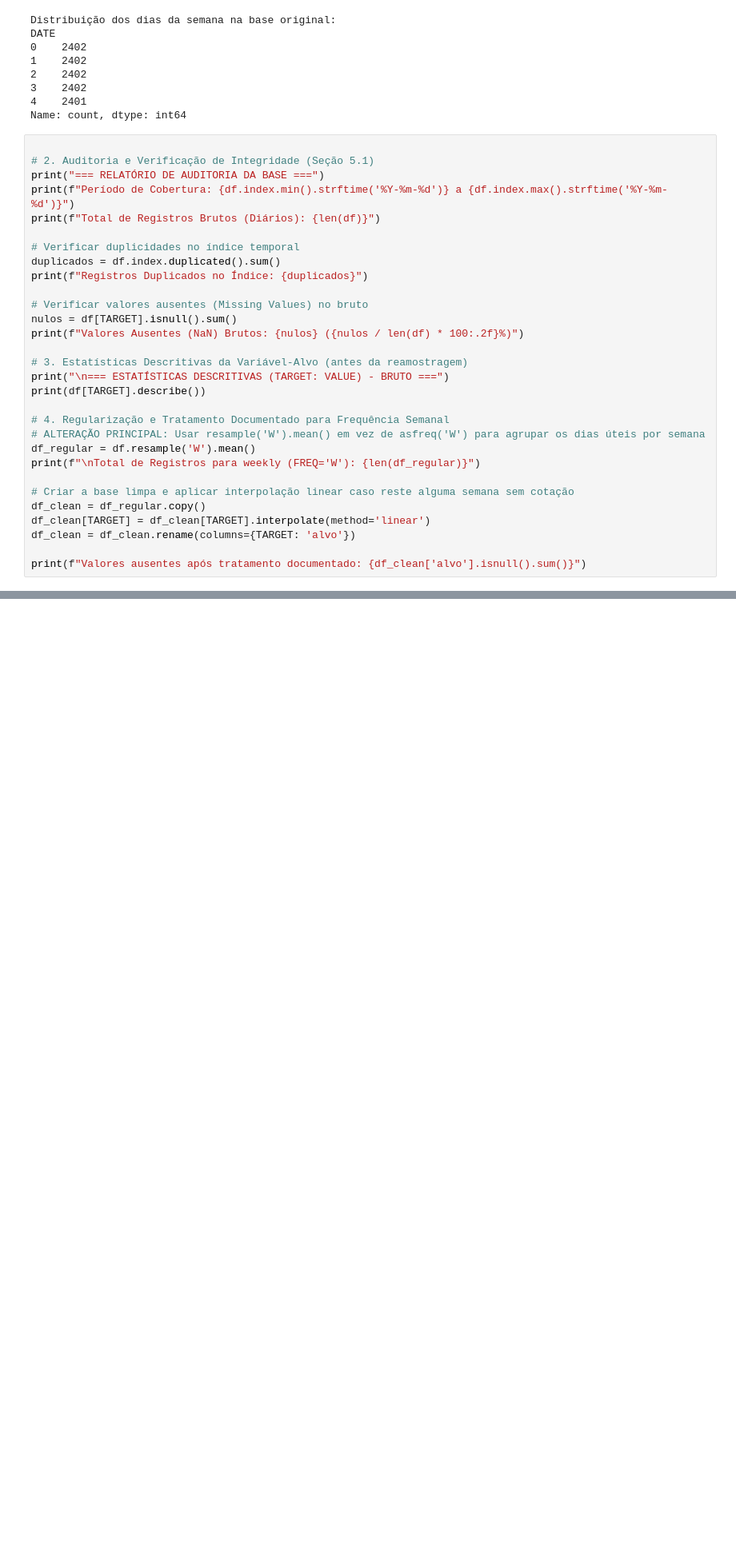
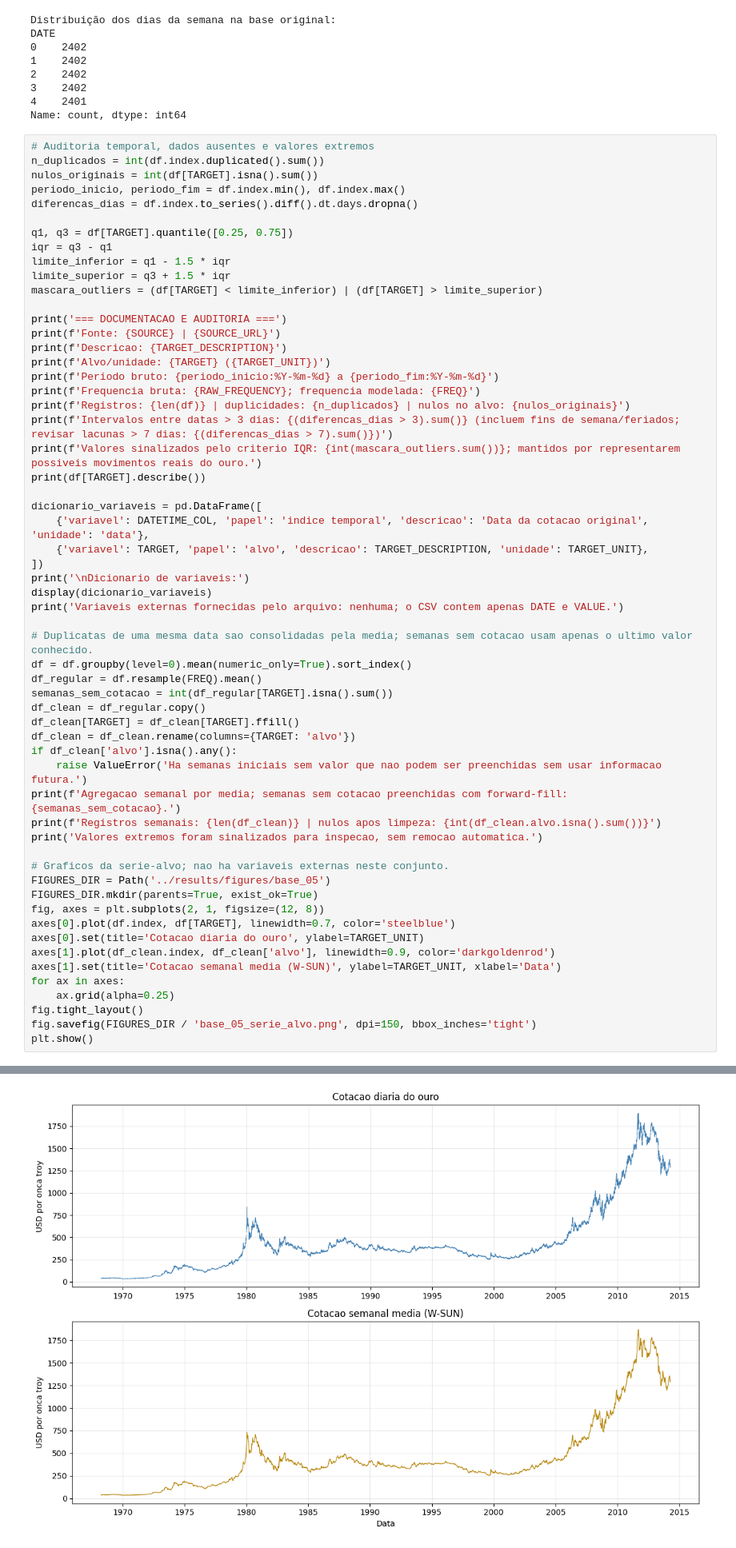
Before and after one commit to GiovannaRosaN/modelos-svr, a Jupyter notebook: notebooks/05_base_05.ipynb, the cells around one changed output, grey strips where cells are left out. Shown at 80% size. Cells and saved outputs as stored; diff of their text form; blank space fills up the shorter version.

Commit message:
feat: pipeline completa da base 5

```diff
--- a/notebooks/05_base_05.ipynb
+++ b/notebooks/05_base_05.ipynb
@@ -50,33 +68,61 @@ DATE
 4    2401
 Name: count, dtype: int64
 # %%
+# Auditoria temporal, dados ausentes e valores extremos
+n_duplicados = int(df.index.duplicated().sum())
+nulos_originais = int(df[TARGET].isna().sum())
+periodo_inicio, periodo_fim = df.index.min(), df.index.max()
+diferencas_dias = df.index.to_series().diff().dt.days.dropna()
 
-# 2. Auditoria e Verificação de Integridade (Seção 5.1)
-print("=== RELATÓRIO DE AUDITORIA DA BASE ===")
-print(f"Período de Cobertura: {df.index.min().strftime('%Y-%m-%d')} a {df.index.max().strftime('%Y-%m-%d')}")
-print(f"Total de Registros Brutos (Diários): {len(df)}")
+q1, q3 = df[TARGET].quantile([0.25, 0.75])
+iqr = q3 - q1
+limite_inferior = q1 - 1.5 * iqr
+limite_superior = q3 + 1.5 * iqr
+mascara_outliers = (df[TARGET] < limite_inferior) | (df[TARGET] > limite_superior)
 
-# Verificar duplicidades no índice temporal
-duplicados = df.index.duplicated().sum()
-print(f"Registros Duplicados no Índice: {duplicados}")
-
-# Verificar valores ausentes (Missing Values) no bruto
-nulos = df[TARGET].isnull().sum()
-print(f"Valores Ausentes (NaN) Brutos: {nulos} ({nulos / len(df) * 100:.2f}%)")
-
-# 3. Estatísticas Descritivas da Variável-Alvo (antes da reamostragem)
-print("\n=== ESTATÍSTICAS DESCRITIVAS (TARGET: VALUE) - BRUTO ===")
+print('=== DOCUMENTACAO E AUDITORIA ===')
+print(f'Fonte: {SOURCE} | {SOURCE_URL}')
+print(f'Descricao: {TARGET_DESCRIPTION}')
+print(f'Alvo/unidade: {TARGET} ({TARGET_UNIT})')
+print(f'Periodo bruto: {periodo_inicio:%Y-%m-%d} a {periodo_fim:%Y-%m-%d}')
+print(f'Frequencia bruta: {RAW_FREQUENCY}; frequencia modelada: {FREQ}')
+print(f'Registros: {len(df)} | duplicidades: {n_duplicados} | nulos no alvo: {nulos_originais}')
+print(f'Intervalos entre datas > 3 dias: {(diferencas_dias > 3).sum()} (incluem fins de semana/feriados; revisar lacunas > 7 dias: {(diferencas_dias > 7).sum()})')
+print(f'Valores sinalizados pelo criterio IQR: {int(mascara_outliers.sum())}; mantidos por representarem possiveis movimentos reais do ouro.')
 print(df[TARGET].describe())
 
-# 4. Regularização e Tratamento Documentado para Frequência Semanal
-# ALTERAÇÃO PRINCIPAL: Usar resample('W').mean() em vez de asfreq('W') para agrupar os dias úteis por semana
-df_regular = df.resample('W').mean()
-print(f"\nTotal de Registros para weekly (FREQ='W'): {len(df_regular)}")
+dicionario_variaveis = pd.DataFrame([
+    {'variavel': DATETIME_COL, 'papel': 'indice temporal', 'descricao': 'Data da cotacao original', 'unidade': 'data'},
+    {'variavel': TARGET, 'papel': 'alvo', 'descricao': TARGET_DESCRIPTION, 'unidade': TARGET_UNIT},
+])
+print('\nDicionario de variaveis:')
+display(dicionario_variaveis)
+print('Variaveis externas fornecidas pelo arquivo: nenhuma; o CSV contem apenas DATE e VALUE.')
 
-# Criar a base limpa e aplicar interpolação linear caso reste alguma semana sem cotação
+# Duplicatas de uma mesma data sao consolidadas pela media; semanas sem cotacao usam apenas o ultimo valor conhecido.
+df = df.groupby(level=0).mean(numeric_only=True).sort_index()
+df_regular = df.resample(FREQ).mean()
+semanas_sem_cotacao = int(df_regular[TARGET].isna().sum())
 df_clean = df_regular.copy()
-df_clean[TARGET] = df_clean[TARGET].interpolate(method='linear')
+df_clean[TARGET] = df_clean[TARGET].ffill()
 df_clean = df_clean.rename(columns={TARGET: 'alvo'})
+if df_clean['alvo'].isna().any():
+    raise ValueError('Ha semanas iniciais sem valor que nao podem ser preenchidas sem usar informacao futura.')
+print(f'Agregacao semanal por media; semanas sem cotacao preenchidas com forward-fill: {semanas_sem_cotacao}.')
+print(f'Registros semanais: {len(df_clean)} | nulos apos limpeza: {int(df_clean.alvo.isna().sum())}')
+print('Valores extremos foram sinalizados para inspecao, sem remocao automatica.')
 
-print(f"Valores ausentes após tratamento documentado: {df_clean['alvo'].isnull().sum()}")
+# Graficos da serie-alvo; nao ha variaveis externas neste conjunto.
+FIGURES_DIR = Path('../results/figures/base_05')
+FIGURES_DIR.mkdir(parents=True, exist_ok=True)
+fig, axes = plt.subplots(2, 1, figsize=(12, 8))
+axes[0].plot(df.index, df[TARGET], linewidth=0.7, color='steelblue')
+axes[0].set(title='Cotacao diaria do ouro', ylabel=TARGET_UNIT)
+axes[1].plot(df_clean.index, df_clean['alvo'], linewidth=0.9, color='darkgoldenrod')
+axes[1].set(title='Cotacao semanal media (W-SUN)', ylabel=TARGET_UNIT, xlabel='Data')
+for ax in axes:
+    ax.grid(alpha=0.25)
+fig.tight_layout()
+fig.savefig(FIGURES_DIR / 'base_05_serie_alvo.png', dpi=150, bbox_inches='tight')
+plt.show()
 # %% [output]
@@ -102,3 +156,4 @@ Valores ausentes após tratamento documentado: 0
+[figure, added]
 # %% [markdown]
 ## 2. Limpeza, EDA e STL
 # %%
```
Also changed, not shown: parts of 24 cells of this notebook, 4 other files.
